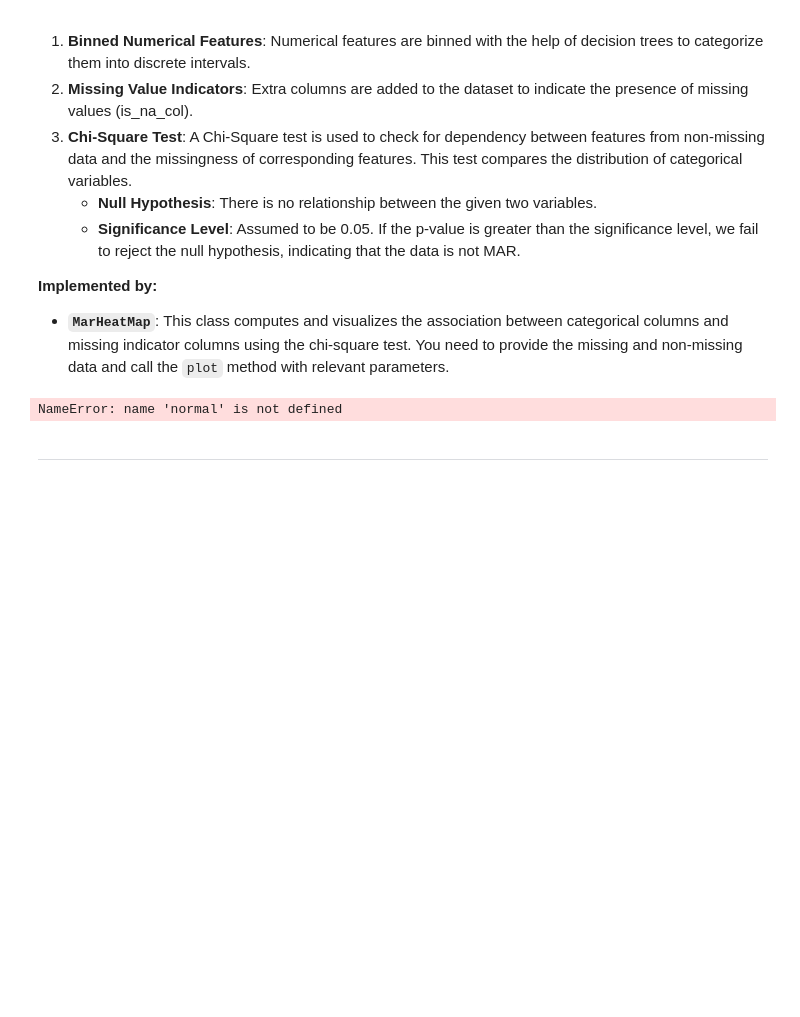
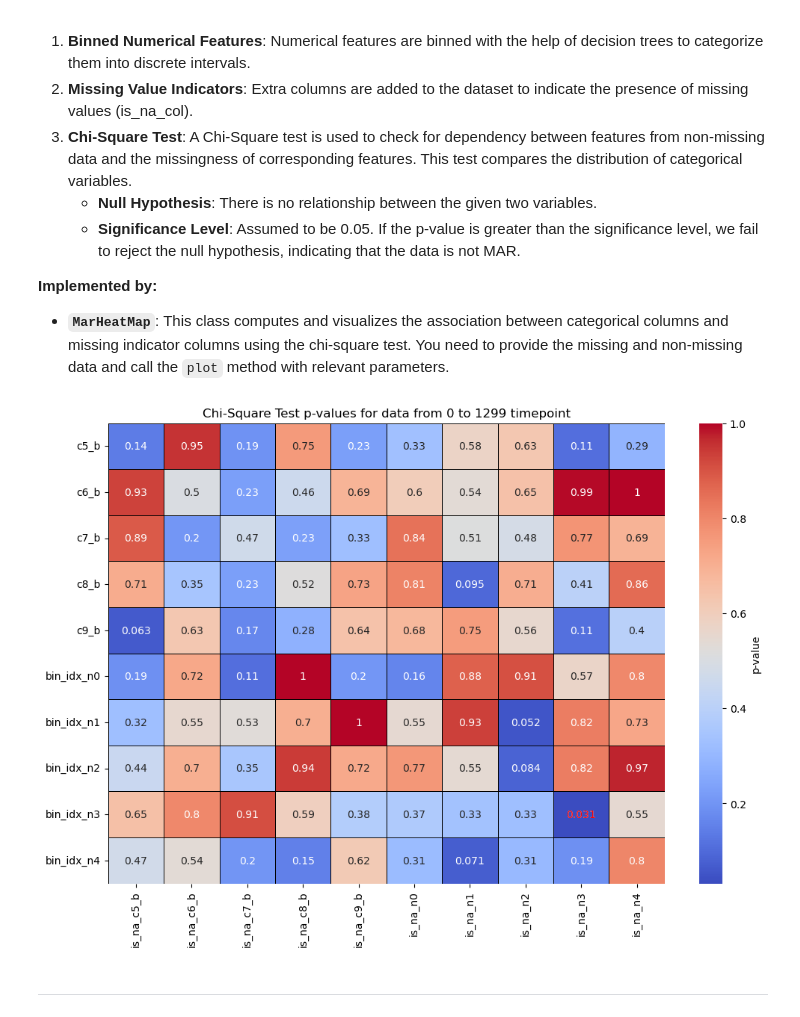
Before and after one commit to aditya0by0/stream-viz, a Jupyter notebook: stream_viz/tutorial/UserGuide.ipynb, the cells around one changed output. Saved outputs shown, nothing was run; the diff lists cells and outputs as text; code cells hidden in the pictures; blank space fills up the shorter version.

Commit message:
fix user guide : MAR plot

```diff
--- a/stream_viz/tutorial/UserGuide.ipynb
+++ b/stream_viz/tutorial/UserGuide.ipynb
@@ -331,10 +331,12 @@ HBox(children=(VBox(children=(IntSlider(value=0, description='Start', max=12999)
 # %%
 from stream_viz.data_missingness.missingness import MarHeatMap
 
-mar_hm = MarHeatMap(normal_encoder_obj=normal_encoder, missing_encoder_obj=missing)
+mar_hm = MarHeatMap(
+    normal_encoder_obj=normal_encoder, missing_encoder_obj=missing_encoder
+)
 mar_hm.plot(start_tpt=0, end_tpt=1299, significance_level=0.05)
 # %% [output]
-NameError: name 'normal' is not defined
+[figure, added]
 # %% [markdown]
 ---
 # %% [markdown]
```
